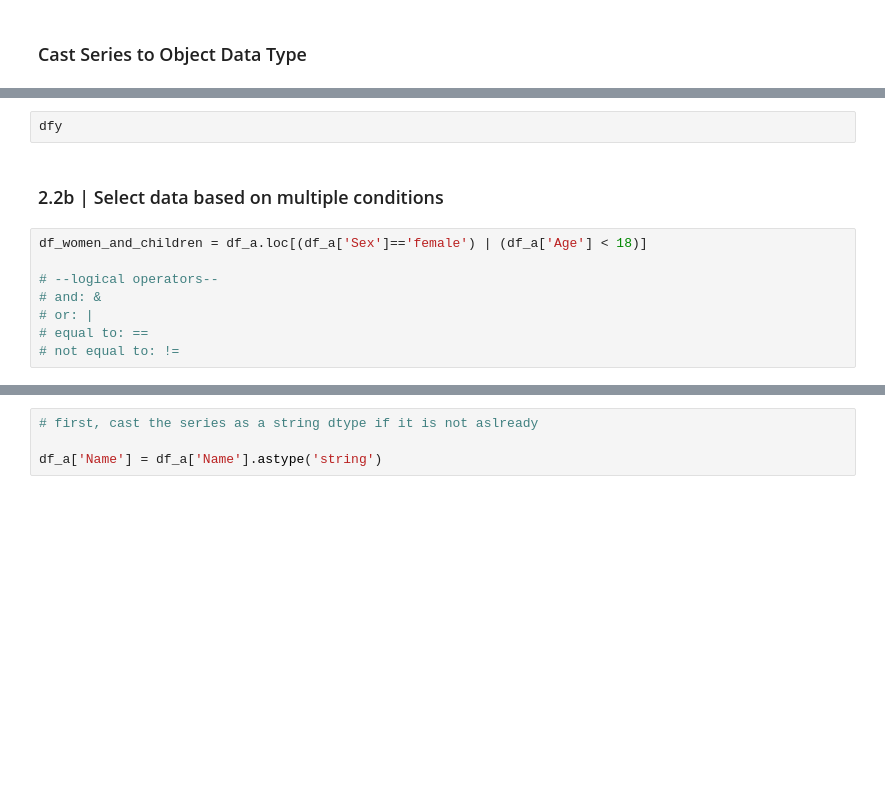
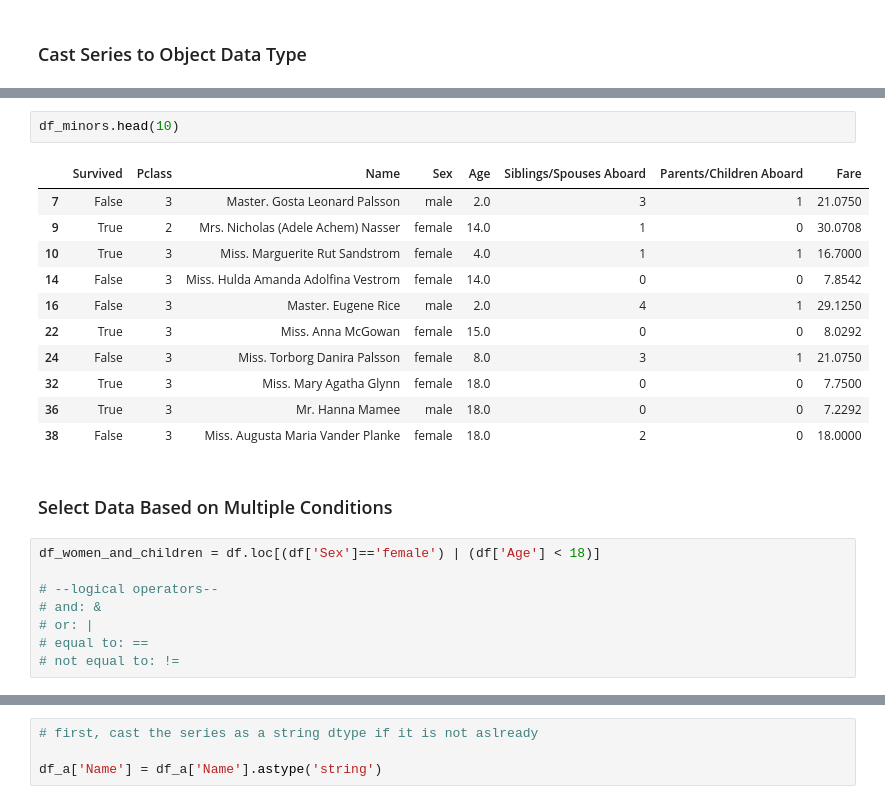
Before and after one commit to davidwhitemsm/cookbooks, a Jupyter notebook: exploratory_data_analysis_with_python_cookbook.ipynb, the cells around one changed output, grey strips where cells are left out. Cells and saved outputs as stored; diff of their text form; blank space fills up the shorter version.

```diff
--- a/exploratory_data_analysis_with_python_cookbook.ipynb
+++ b/exploratory_data_analysis_with_python_cookbook.ipynb
@@ -289,9 +263,21 @@ dfy = df_a.loc[df_a['Age']<=18]
 # %%
-dfy
+df_minors.head(10)
+# %% [output]
+|  | Survived | Pclass | Name | Sex | Age | Siblings/Spouses Aboard | Parents/Children Aboard | Fare |
+| 7 | False | 3 | Master. Gosta Leonard Palsson | male | 2.0 | 3 | 1 | 21.0750 |
+| 9 | True | 2 | Mrs. Nicholas (Adele Achem) Nasser | female | 14.0 | 1 | 0 | 30.0708 |
+| 10 | True | 3 | Miss. Marguerite Rut Sandstrom | female | 4.0 | 1 | 1 | 16.7000 |
+| 14 | False | 3 | Miss. Hulda Amanda Adolfina Vestrom | female | 14.0 | 0 | 0 | 7.8542 |
+| 16 | False | 3 | Master. Eugene Rice | male | 2.0 | 4 | 1 | 29.1250 |
+| 22 | True | 3 | Miss. Anna McGowan | female | 15.0 | 0 | 0 | 8.0292 |
+| 24 | False | 3 | Miss. Torborg Danira Palsson | female | 8.0 | 3 | 1 | 21.0750 |
+| 32 | True | 3 | Miss. Mary Agatha Glynn | female | 18.0 | 0 | 0 | 7.7500 |
+| 36 | True | 3 | Mr. Hanna Mamee | male | 18.0 | 0 | 0 | 7.2292 |
+| 38 | False | 3 | Miss. Augusta Maria Vander Planke | female | 18.0 | 2 | 0 | 18.0000 |
 # %% [markdown]
-### 2.2b | Select data based on multiple conditions
+### Select Data Based on Multiple Conditions
 # %%
-df_women_and_children = df_a.loc[(df_a['Sex']=='female') | (df_a['Age'] < 18)]
+df_women_and_children = df.loc[(df['Sex']=='female') | (df['Age'] < 18)]
 
 # --logical operators--
 # and: &
```
Also changed, not shown: parts of 157 cells of this notebook.
